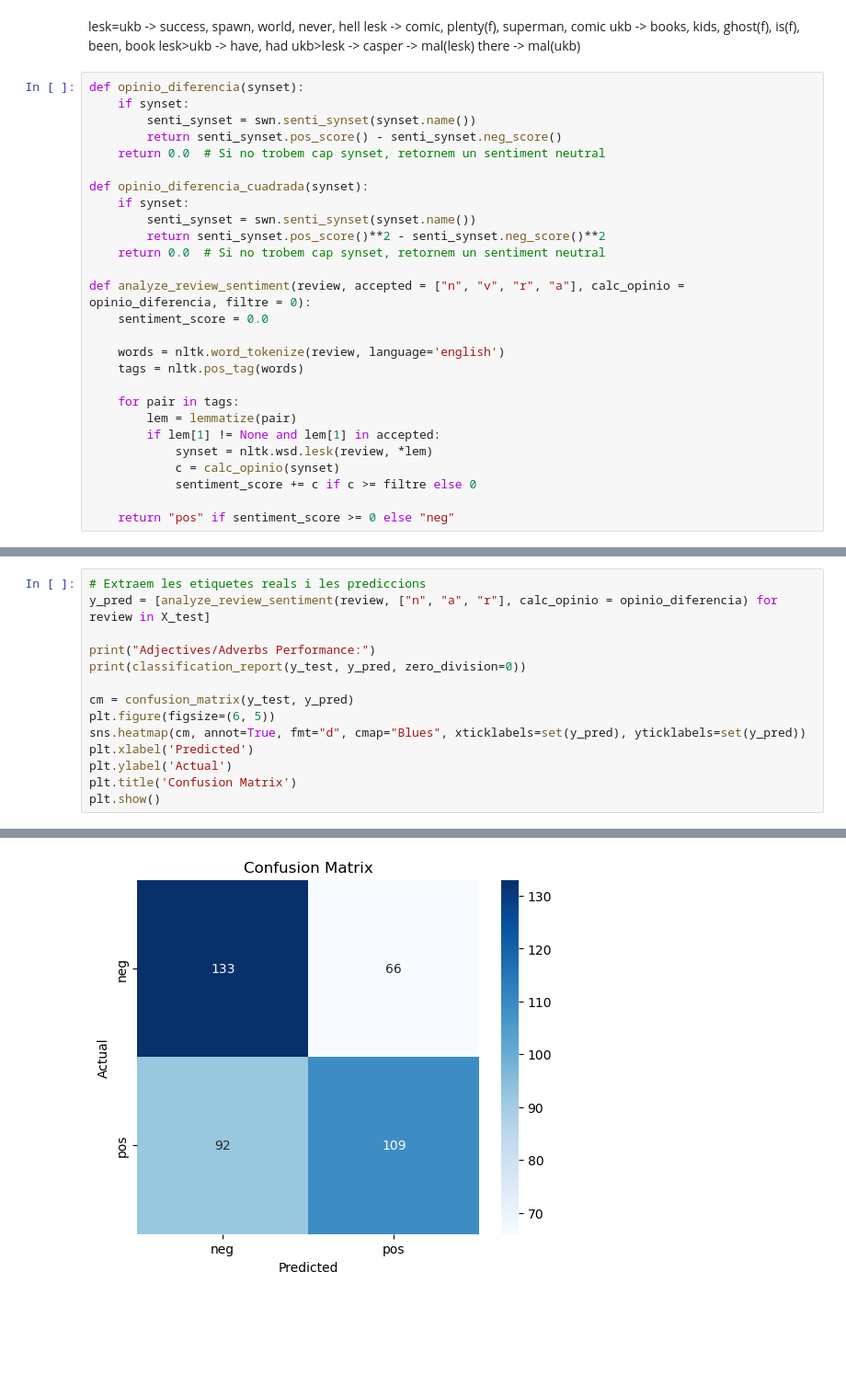
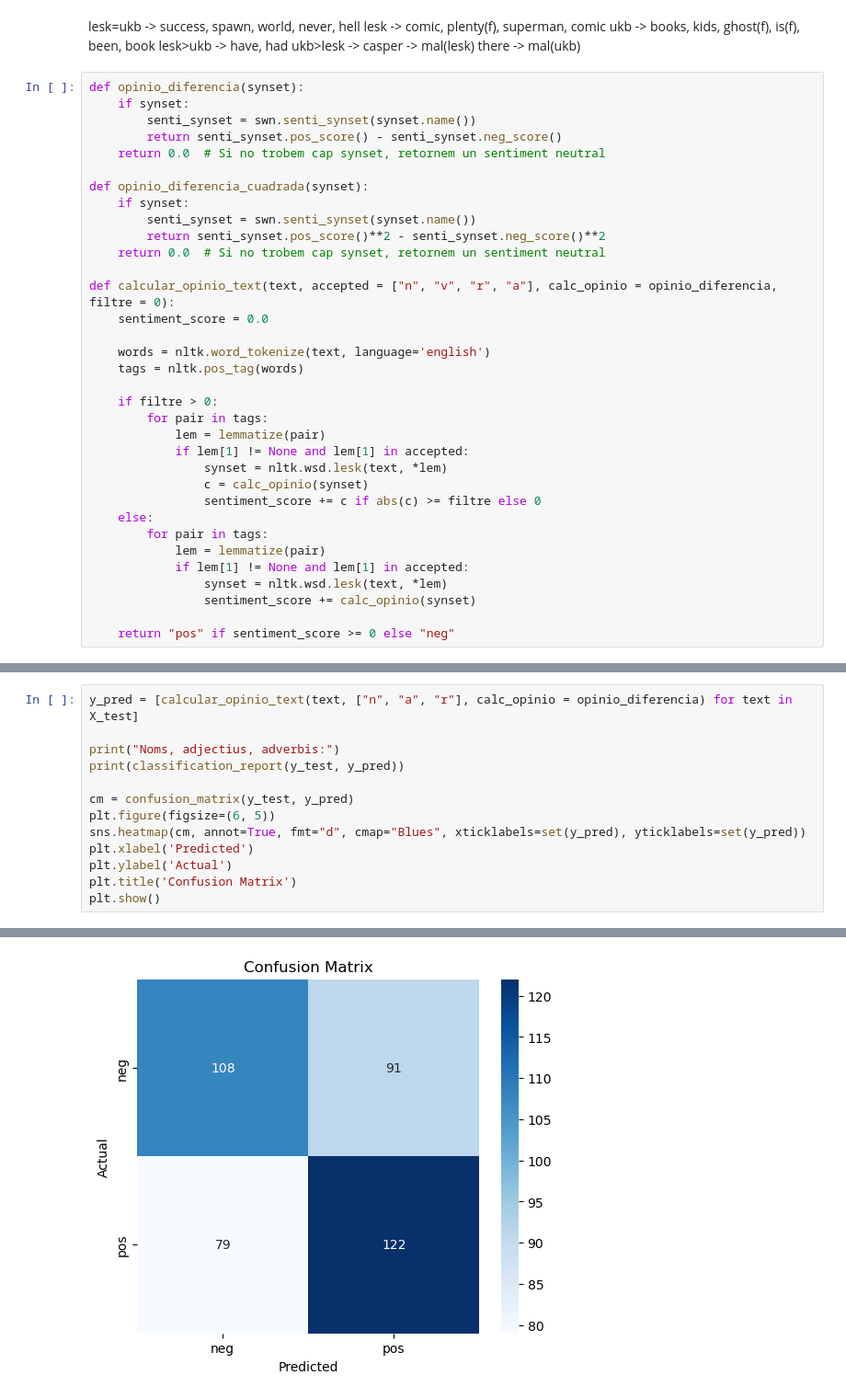
Before and after one commit to dz2pz/PLH-Deteccio-Opinions, a Jupyter notebook: Detecció d'opinions.ipynb, the cells around one changed output, grey strips where cells are left out. Shown at 92% size. Cells and saved outputs as stored; diff of their text form; blank space fills up the shorter version.

```diff
--- a/Detecció d'opinions.ipynb
+++ b/Detecció d'opinions.ipynb
@@ -477,17 +477,24 @@ def opinio_diferencia_cuadrada(synset):
         return senti_synset.pos_score()**2 - senti_synset.neg_score()**2
     return 0.0  # Si no trobem cap synset, retornem un sentiment neutral
 
-def analyze_review_sentiment(review, accepted = ["n", "v", "r", "a"], calc_opinio = opinio_diferencia, filtre = 0):
+def calcular_opinio_text(text, accepted = ["n", "v", "r", "a"], calc_opinio = opinio_diferencia, filtre = 0):
     sentiment_score = 0.0
 
-    words = nltk.word_tokenize(review, language='english')
+    words = nltk.word_tokenize(text, language='english')
     tags = nltk.pos_tag(words)
 
-    for pair in tags:
-        lem = lemmatize(pair)
-        if lem[1] != None and lem[1] in accepted:
-            synset = nltk.wsd.lesk(review, *lem)
-            c = calc_opinio(synset)
-            sentiment_score += c if c >= filtre else 0
+    if filtre > 0:
+        for pair in tags:
+            lem = lemmatize(pair)
+            if lem[1] != None and lem[1] in accepted:
+                synset = nltk.wsd.lesk(text, *lem)
+                c = calc_opinio(synset)
+                sentiment_score += c if abs(c) >= filtre else 0
+    else:
+        for pair in tags:
+            lem = lemmatize(pair)
+            if lem[1] != None and lem[1] in accepted:
+                synset = nltk.wsd.lesk(text, *lem)
+                sentiment_score += calc_opinio(synset)
 
     return "pos" if sentiment_score >= 0 else "neg"
@@ -508,9 +693,8 @@ plt.show()
 # %%
-# Extraem les etiquetes reals i les prediccions
-y_pred = [analyze_review_sentiment(review, ["n", "a", "r"], calc_opinio = opinio_diferencia) for review in X_test]
+y_pred = [calcular_opinio_text(text, ["n", "a", "r"], calc_opinio = opinio_diferencia) for text in X_test]
 
-print("Adjectives/Adverbs Performance:")
-print(classification_report(y_test, y_pred, zero_division=0))
+print("Noms, adjectius, adverbis:")
+print(classification_report(y_test, y_pred))
 
 cm = confusion_matrix(y_test, y_pred)
 plt.figure(figsize=(6, 5))
@@ -532,2 +716,2 @@ weighted avg       0.61      0.60      0.60       400
-[figure, old version]
+[figure, new version]
 # %%
```
Also changed, not shown: parts of 8 cells of this notebook.
